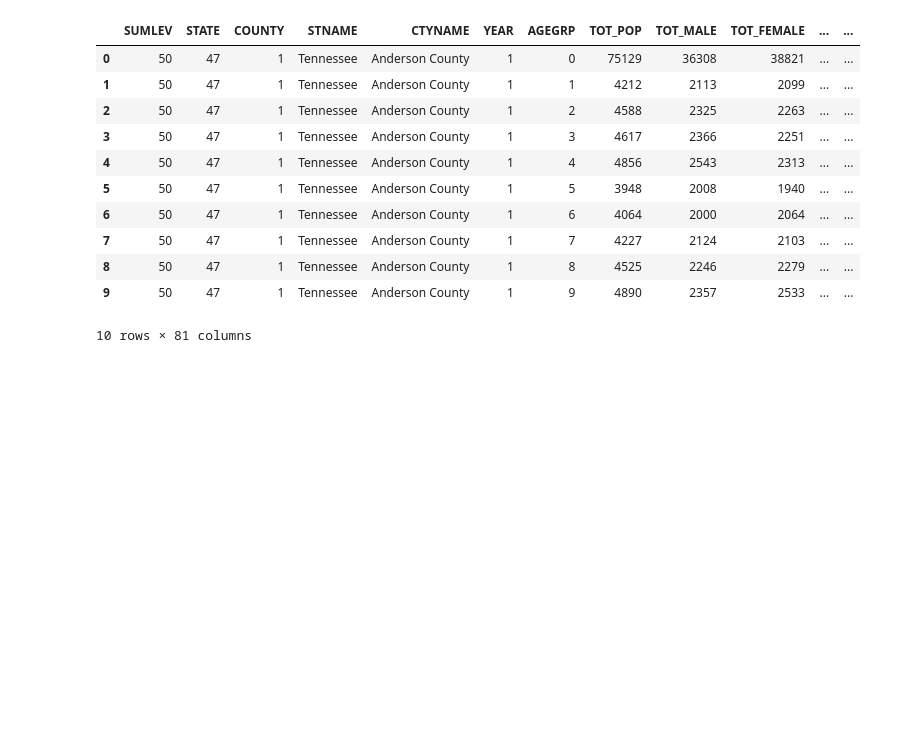
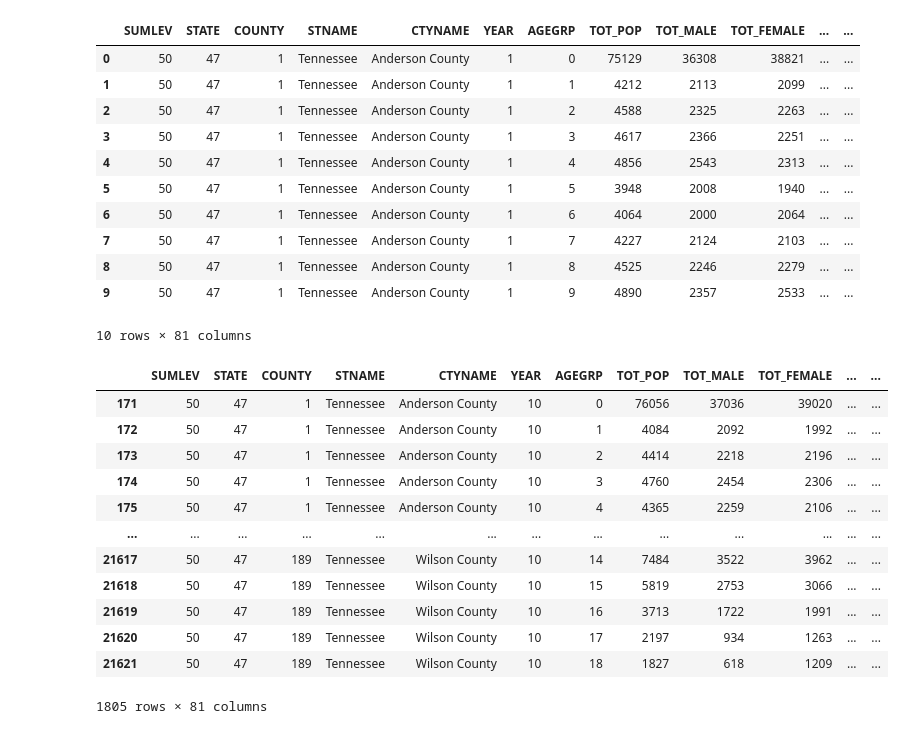
Before and after one commit to csider0317/opiate-fatal, a Jupyter notebook: notebook/prescription_data.ipynb, the cells around one changed output. Saved outputs shown, nothing was run; the diff lists cells and outputs as text; code cells hidden in the pictures; blank space fills up the shorter version.

```diff
--- a/notebook/prescription_data.ipynb
+++ b/notebook/prescription_data.ipynb
@@ -69,9 +69,9 @@ full_year = []
 ##loop to check adherence column to determine if early, late, or on time append
 
 for x in pop_income['YEAR']:
-    if x == 3:
+    if x ==3:
         full_year.append('2010')
-    elif == 4:
+    elif x == 4:
         full_year.append('2011')
     elif x == 5:
         full_year.append('2012')
@@ -110,3 +108,20 @@ pop_income.head(10)
 | 8 | 50 | 47 | 1 | Tennessee | Anderson County | 1 | 8 | 4525 | 2246 | 2279 | ... | ... |
 | 9 | 50 | 47 | 1 | Tennessee | Anderson County | 1 | 9 | 4890 | 2357 | 2533 | ... | ... |
 10 rows × 81 columns
+# %%
+year_2017 = pop_income[pop_income["full_year"].isin(["2017",])]
+year_2017
+# %% [output]
+|  | SUMLEV | STATE | COUNTY | STNAME | CTYNAME | YEAR | AGEGRP | TOT_POP | TOT_MALE | TOT_FEMALE | ... | ... |
+| 171 | 50 | 47 | 1 | Tennessee | Anderson County | 10 | 0 | 76056 | 37036 | 39020 | ... | ... |
+| 172 | 50 | 47 | 1 | Tennessee | Anderson County | 10 | 1 | 4084 | 2092 | 1992 | ... | ... |
+| 173 | 50 | 47 | 1 | Tennessee | Anderson County | 10 | 2 | 4414 | 2218 | 2196 | ... | ... |
+| 174 | 50 | 47 | 1 | Tennessee | Anderson County | 10 | 3 | 4760 | 2454 | 2306 | ... | ... |
+| 175 | 50 | 47 | 1 | Tennessee | Anderson County | 10 | 4 | 4365 | 2259 | 2106 | ... | ... |
+| ... | ... | ... | ... | ... | ... | ... | ... | ... | ... | ... | ... | ... |
+| 21617 | 50 | 47 | 189 | Tennessee | Wilson County | 10 | 14 | 7484 | 3522 | 3962 | ... | ... |
+| 21618 | 50 | 47 | 189 | Tennessee | Wilson County | 10 | 15 | 5819 | 2753 | 3066 | ... | ... |
+| 21619 | 50 | 47 | 189 | Tennessee | Wilson County | 10 | 16 | 3713 | 1722 | 1991 | ... | ... |
+| 21620 | 50 | 47 | 189 | Tennessee | Wilson County | 10 | 17 | 2197 | 934 | 1263 | ... | ... |
+| 21621 | 50 | 47 | 189 | Tennessee | Wilson County | 10 | 18 | 1827 | 618 | 1209 | ... | ... |
+1805 rows × 81 columns
```
Also changed, not shown: parts of 1 cell of this notebook, 1 other file.
